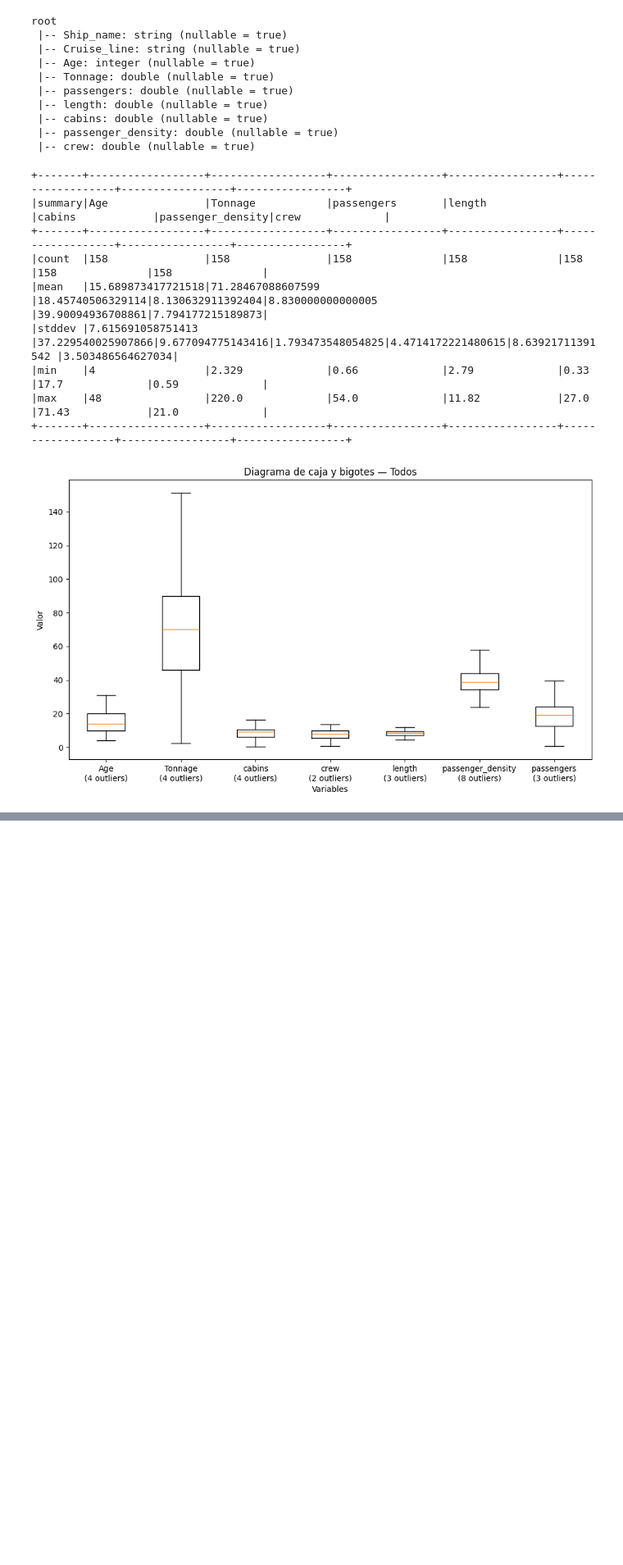
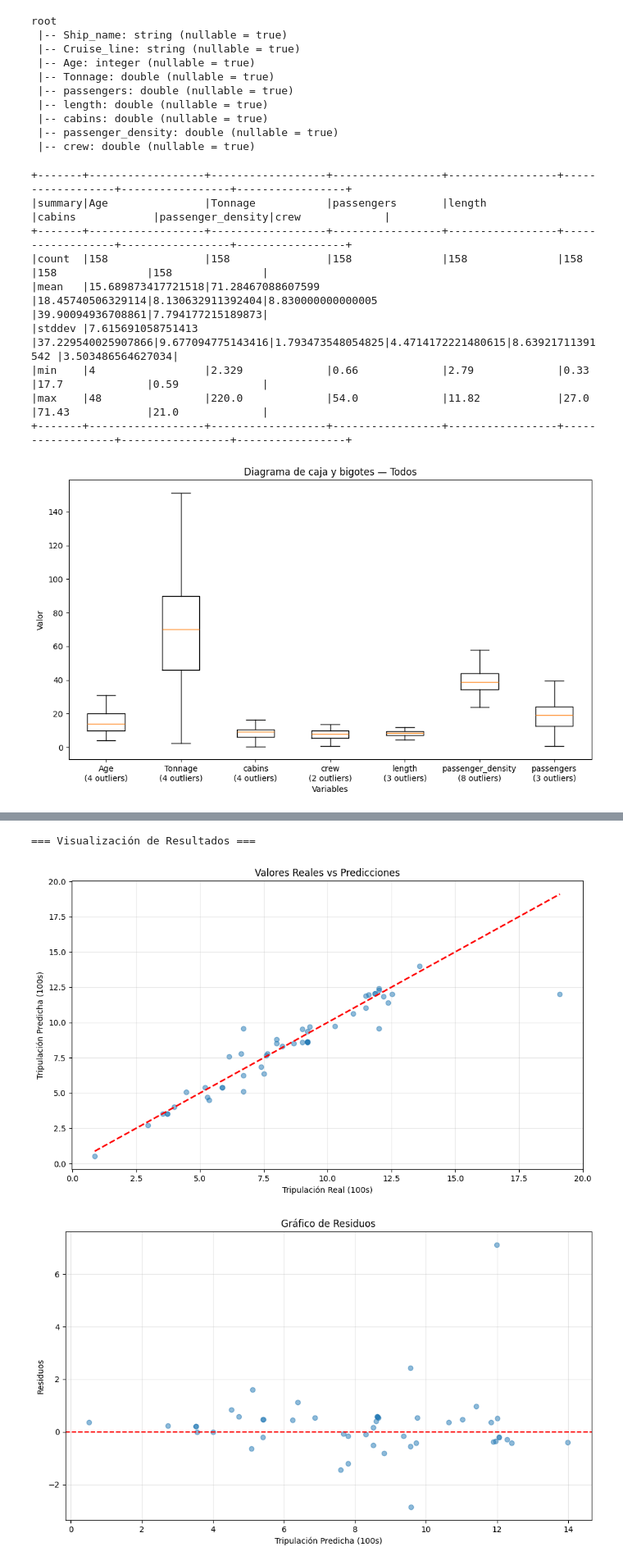
Before and after one commit to nel-eleven11/Lab10_DataScience, a Jupyter notebook: lab10.ipynb, the cells around one changed output, grey strips where cells are left out. Shown at 82% size. Drawn from its saved outputs; the diff is of its cells as text; code cells hidden in the pictures; blank space fills up the shorter version.

Commit message:
feat: Modelos hechos

```diff
--- a/lab10.ipynb
+++ b/lab10.ipynb
@@ -204,0 +338,18 @@ plot_boxplots_from_stats(stats)
+# %%
+# ==============================
+# MODELO DE REGRESIÓN LINEAL
+# ==============================
+from pyspark.ml.regression import LinearRegression
+from pyspark.ml.evaluation import RegressionEvaluator
+
+print("\n=== Entrenando Modelo de Regresión Lineal ===")
+
+# Crear el modelo
+lr = LinearRegression(featuresCol='features', labelCol='crew')
+
+# Entrenar el modelo
+lr_model = lr.fit(train_data)
+
+print("\nModelo entrenado exitosamente!")
+print(f"Coeficientes: {lr_model.coefficients}")
+print(f"Intercepto: {lr_model.intercept}")
@@ -204,0 +423,48 @@ plot_boxplots_from_stats(stats)
+# %%
+# ==============================
+# VISUALIZACIÓN DE RESULTADOS
+# ==============================
+print("\n=== Visualización de Resultados ===")
+
+# Convertir predicciones a Pandas para visualización
+pred_pd = predictions.select("crew", "prediction").toPandas()
+
+# Gráfico: Valores reales vs predicciones
+plt.figure(figsize=(10, 6))
+plt.scatter(pred_pd['crew'], pred_pd['prediction'], alpha=0.5)
+plt.plot([pred_pd['crew'].min(), pred_pd['crew'].max()],
+         [pred_pd['crew'].min(), pred_pd['crew'].max()],
+         'r--', lw=2)
+plt.xlabel('Tripulación Real (100s)')
+plt.ylabel('Tripulación Predicha (100s)')
+plt.title('Valores Reales vs Predicciones')
+plt.grid(True, alpha=0.3)
+plt.tight_layout()
+plt.show()
+
+# Gráfico de residuos
+residuos = pred_pd['crew'] - pred_pd['prediction']
+plt.figure(figsize=(10, 6))
+plt.scatter(pred_pd['prediction'], residuos, alpha=0.5)
+plt.axhline(y=0, color='r', linestyle='--')
+plt.xlabel('Tripulación Predicha (100s)')
+plt.ylabel('Residuos')
+plt.title('Gráfico de Residuos')
+plt.grid(True, alpha=0.3)
+plt.tight_layout()
+plt.show()
+
+# Distribución de residuos
+plt.figure(figsize=(10, 6))
+plt.hist(residuos, bins=30, edgecolor='black')
+plt.xlabel('Residuos')
+plt.ylabel('Frecuencia')
+plt.title('Distribución de Residuos')
+plt.axvline(x=0, color='r', linestyle='--')
+plt.grid(True, alpha=0.3)
+plt.tight_layout()
+plt.show()
+# %% [output]
+=== Visualización de Resultados ===
+[figure, added]
+[figure, added]
```
Also changed, not shown: parts of 15 cells of this notebook.
